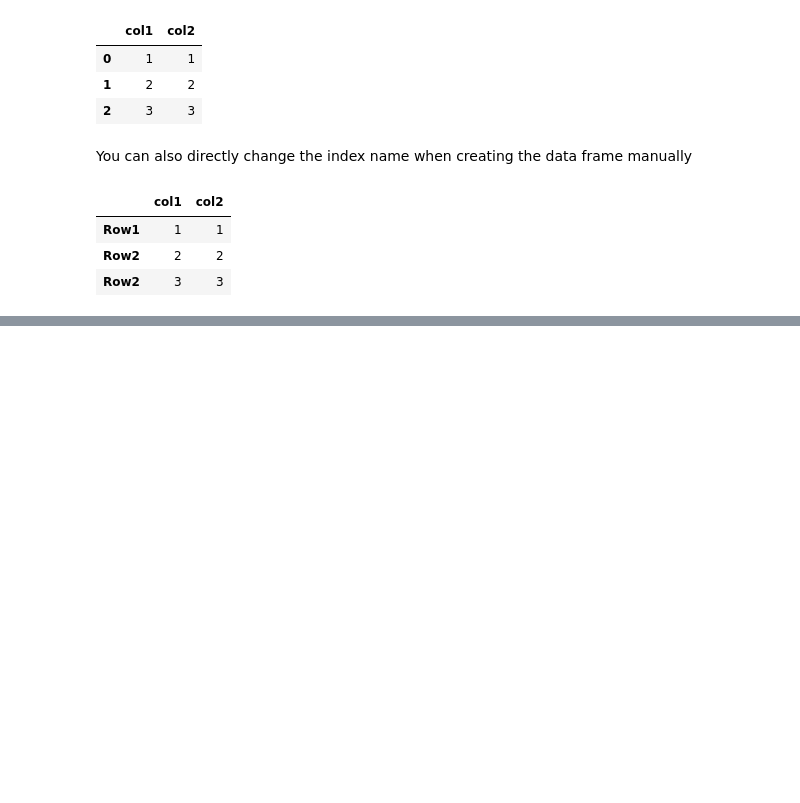
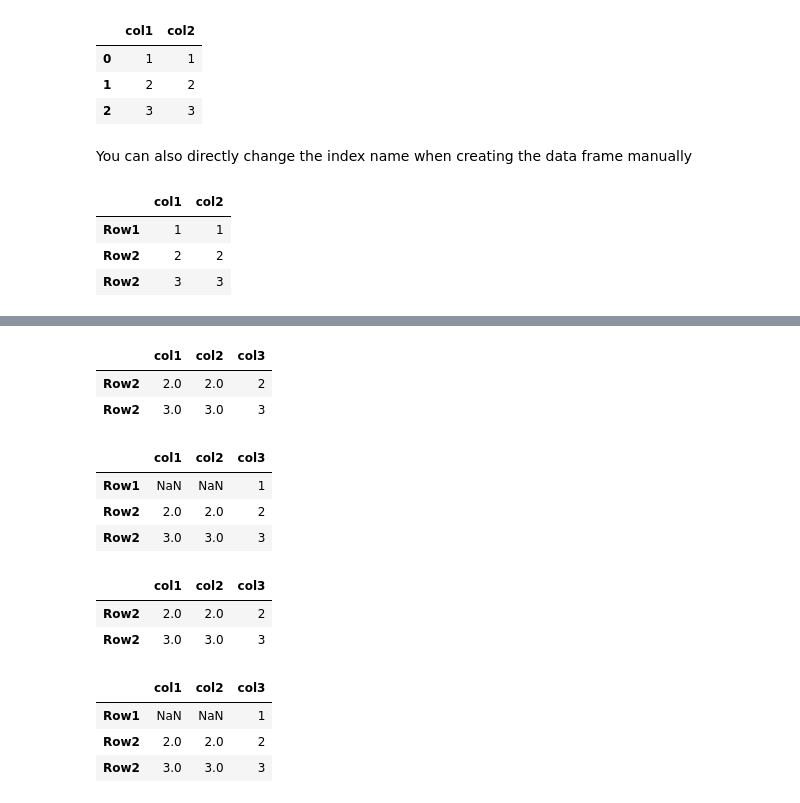
Before and after one commit to User-zwj/Pandas-Practice, a Jupyter notebook: Pandas Exercise.ipynb, the cells around one changed output, grey strips where cells are left out. Drawn from its saved outputs; the diff is of its cells as text; code cells hidden in the pictures; blank space fills up the shorter version.

```diff
--- a/Pandas Exercise.ipynb
+++ b/Pandas Exercise.ipynb
@@ -184,0 +249,28 @@ df_man
+# %%
+df_na.dropna(subset=['col1'])    #apply dropna to the data frame corresponding to 'subset'
+# %% [output]
+|  | col1 | col2 | col3 |
+| Row2 | 2.0 | 2.0 | 2 |
+| Row2 | 3.0 | 3.0 | 3 |
+# %%
+df_na.dropna(subset=['col3'])
+# %% [output]
+|  | col1 | col2 | col3 |
+| Row1 | NaN | NaN | 1 |
+| Row2 | 2.0 | 2.0 | 2 |
+| Row2 | 3.0 | 3.0 | 3 |
+# %%
+df_na.dropna(inplace=True)
+df_na
+# %% [output]
+|  | col1 | col2 | col3 |
+| Row2 | 2.0 | 2.0 | 2 |
+| Row2 | 3.0 | 3.0 | 3 |
+# %%
+df_na.dropna(inplace=False)
+df_na
+# %% [output]
+|  | col1 | col2 | col3 |
+| Row1 | NaN | NaN | 1 |
+| Row2 | 2.0 | 2.0 | 2 |
+| Row2 | 3.0 | 3.0 | 3 |
```
Also changed, not shown: parts of 14 cells of this notebook.
